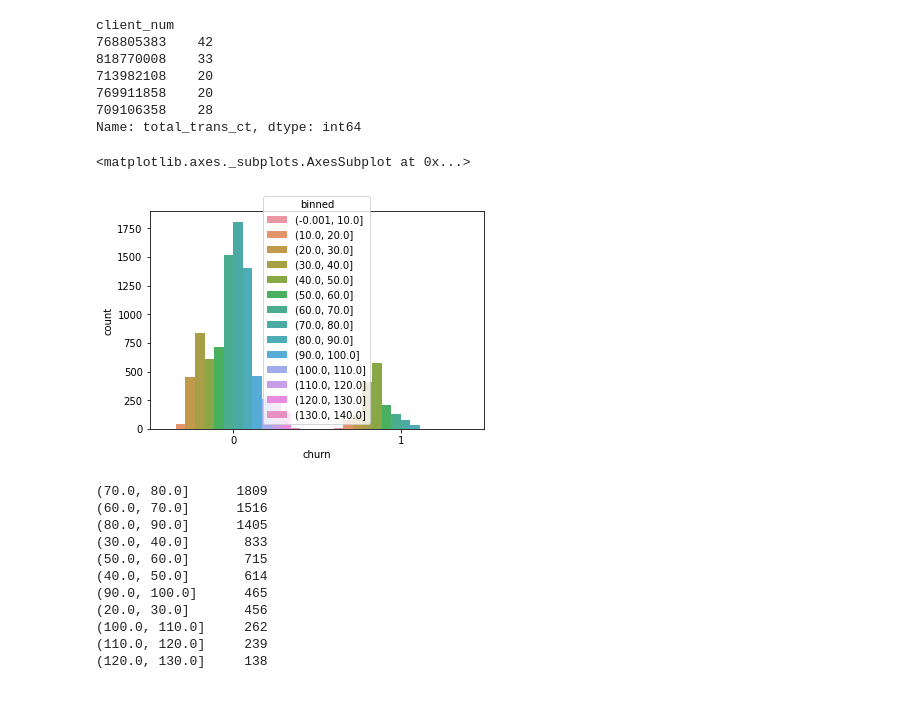
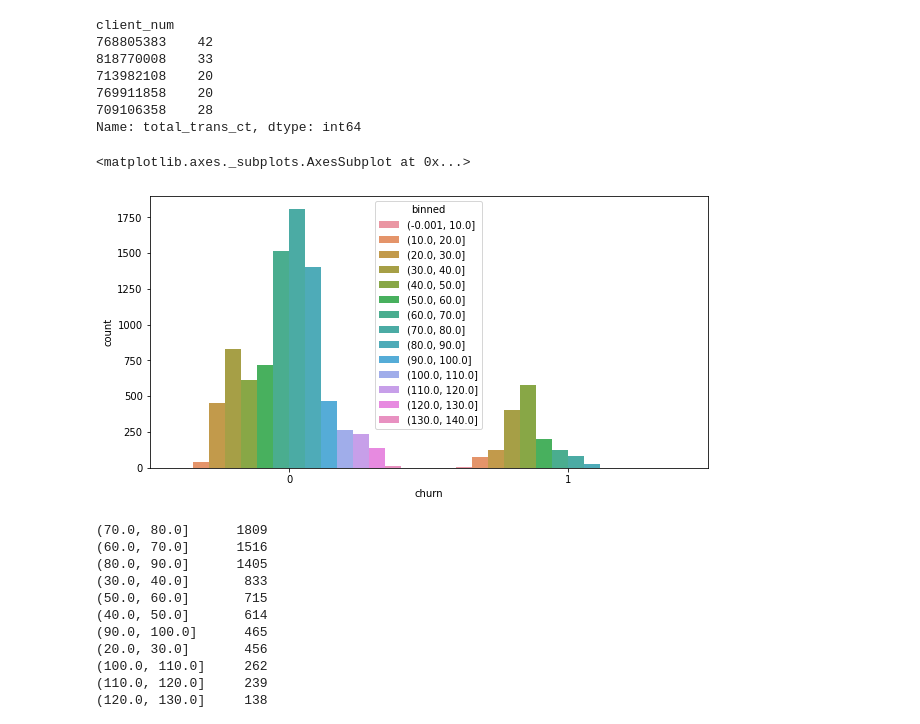
Before and after one commit to drbarak/Project2_EDA, a Jupyter notebook: Project2_EDA.ipynb, the cells around one changed output. Cells and saved outputs as stored; diff of their text form; code cells hidden in the pictures; blank space fills up the shorter version.

```diff
--- a/Project2_EDA.ipynb
+++ b/Project2_EDA.ipynb
@@ -611,12 +753,8 @@ df['total_revolving_bal'].plot(kind='hist')
 # %%
-def makebins(col, interval):
+def makebins(col, interval, start=0):
   max_ = col.max()
   nbins = int(max_/interval) + 1
   max250 = (nbins)*interval
-  bins = np.linspace(0, max250, nbins + 1)
+  bins = np.linspace(start, max250, nbins + 1)
   #p(bins)
   return bins
-bins = makebins(df['total_revolving_bal'], 250)
-df['binned'] = pd.cut(df['total_revolving_bal'], bins, include_lowest=True)
-p(df['binned'])
-df.total_revolving_bal.head()
@@ -690,10 +833,12 @@ client_num
 709106358    28
 Name: total_trans_ct, dtype: int64
 # %%
-sns.countplot('churn',hue='binned',data=df)
+%matplotlib inline
+plt.figure(figsize=(10, 5))
+sns.countplot(x='churn',hue='binned',data=df)
 # %% [output]
 <matplotlib.axes._subplots.AxesSubplot at 0x...>
-[figure, old version]
+[figure, new version]
 # %%
 df.binned.loc[df.churn == 0].value_counts()
 # %% [output]
```
Also changed, not shown: parts of 94 cells of this notebook.
